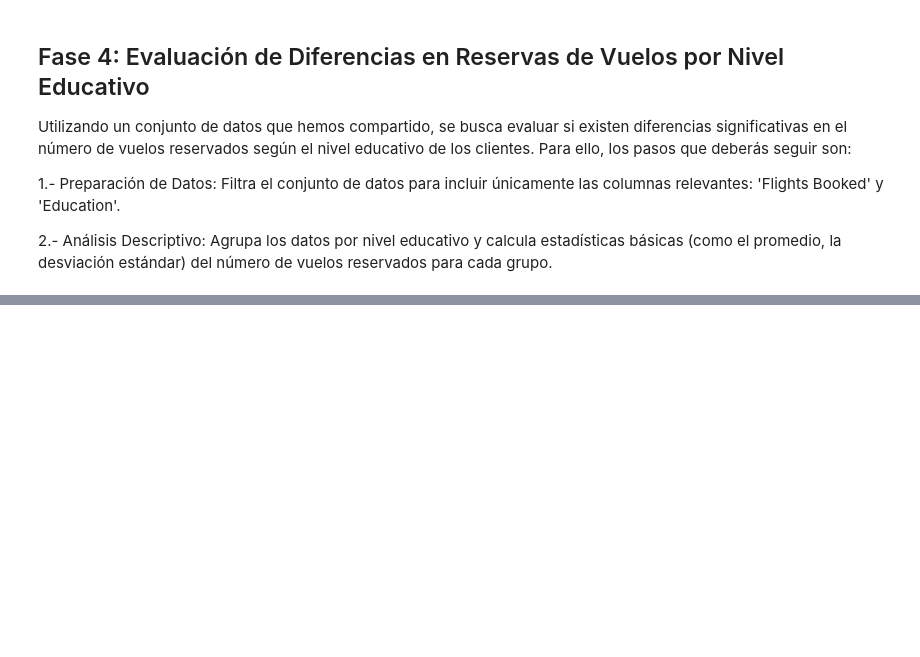
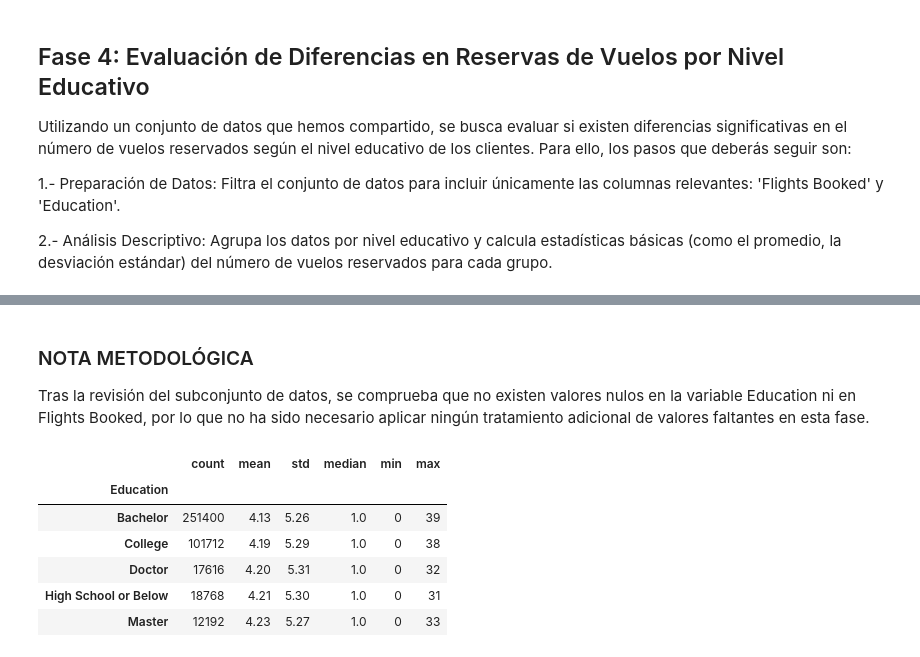
Before and after one commit to Adalab/bda-modulo-3-evaluacion-final-MatiC-hub-1, a Jupyter notebook: notebooks/resolucion_final.ipynb, the cells around one changed output, grey strips where cells are left out. Cells and saved outputs as stored; diff of their text form; code cells hidden in the pictures; blank space fills up the shorter version.

Commit message:
Fase 4

```diff
--- a/notebooks/resolucion_final.ipynb
+++ b/notebooks/resolucion_final.ipynb
@@ -1503,0 +1527,29 @@ Utilizando un conjunto de datos que hemos compartido, se busca evaluar si existe
+# %% [markdown]
+### NOTA METODOLÓGICA
+
+Tras la revisión del subconjunto de datos, se comprueba que no existen valores nulos en la variable Education ni en Flights Booked, por lo que no ha sido necesario aplicar ningún tratamiento adicional de valores faltantes en esta fase.
+# %%
+# AGRUPACIÓN POR NIVEL EDUCATIVO
+stats_edu = (
+    df_edu_flights
+    .groupby("Education")["Flights Booked"]
+    .agg(
+        count="count",
+        mean="mean",
+        std="std",
+        median="median",
+        min="min",
+        max="max"
+    )
+    .round(2)
+)
+
+stats_edu
+# %% [output]
+|  | count | mean | std | median | min | max |
+| Education |  |  |  |  |  |  |
+| Bachelor | 251400 | 4.13 | 5.26 | 1.0 | 0 | 39 |
+| College | 101712 | 4.19 | 5.29 | 1.0 | 0 | 38 |
+| Doctor | 17616 | 4.20 | 5.31 | 1.0 | 0 | 32 |
+| High School or Below | 18768 | 4.21 | 5.30 | 1.0 | 0 | 31 |
+| Master | 12192 | 4.23 | 5.27 | 1.0 | 0 | 33 |
```
Also changed, not shown: parts of 8 cells of this notebook, 2 other files.
